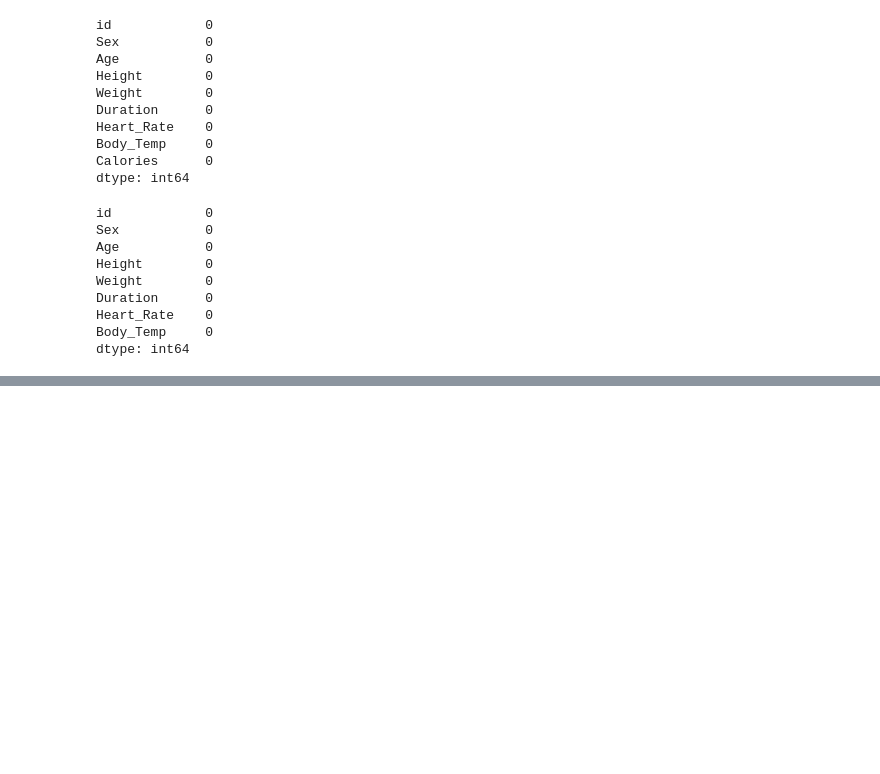
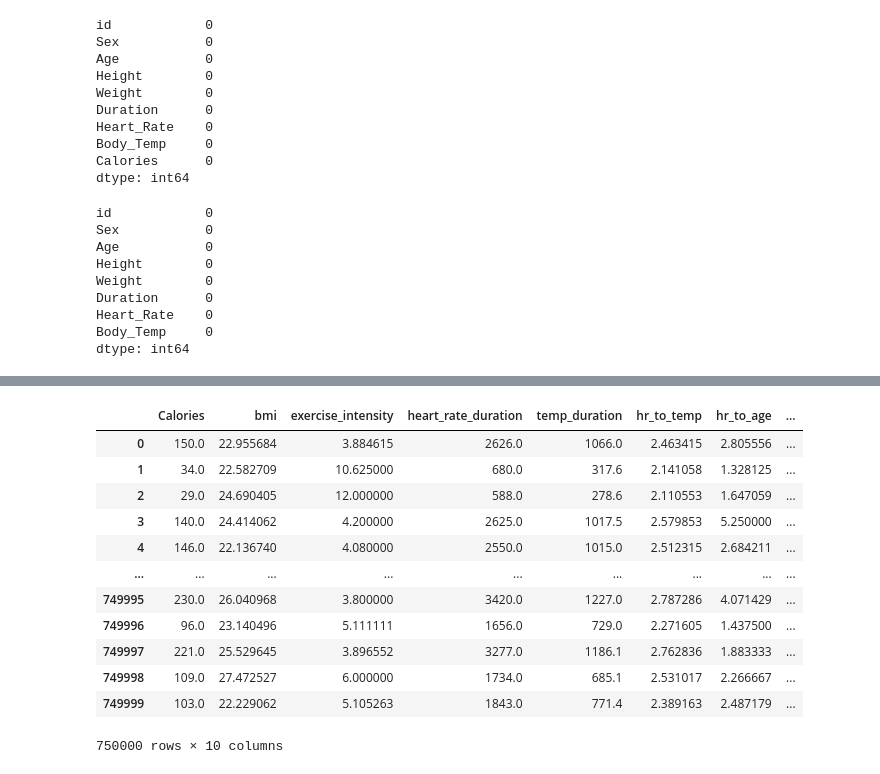
Before and after one commit to karishma-battina/kaggle, a Jupyter notebook: competitions/caloriepred-rforest.ipynb, the cells around one changed output, grey strips where cells are left out. Saved outputs shown, nothing was run; the diff lists cells and outputs as text; code cells hidden in the pictures; blank space fills up the shorter version.

Commit message:
Kaggle Notebook | CaloriePred_RForest | Version 10

```diff
--- a/competitions/caloriepred-rforest.ipynb
+++ b/competitions/caloriepred-rforest.ipynb
@@ -84,3 +92,19 @@ train_data=train_data.drop(["id"],axis=1)
+# %%
+train_data.drop(['Sex','Age','Height','Weight','Duration','Heart_Rate','Body_Temp'], axis=1)
+# %% [output]
+|  | Calories | bmi | exercise_intensity | heart_rate_duration | temp_duration | hr_to_temp | hr_to_age | ... |
+| 0 | 150.0 | 22.955684 | 3.884615 | 2626.0 | 1066.0 | 2.463415 | 2.805556 | ... |
+| 1 | 34.0 | 22.582709 | 10.625000 | 680.0 | 317.6 | 2.141058 | 1.328125 | ... |
+| 2 | 29.0 | 24.690405 | 12.000000 | 588.0 | 278.6 | 2.110553 | 1.647059 | ... |
+| 3 | 140.0 | 24.414062 | 4.200000 | 2625.0 | 1017.5 | 2.579853 | 5.250000 | ... |
+| 4 | 146.0 | 22.136740 | 4.080000 | 2550.0 | 1015.0 | 2.512315 | 2.684211 | ... |
+| ... | ... | ... | ... | ... | ... | ... | ... | ... |
+| 749995 | 230.0 | 26.040968 | 3.800000 | 3420.0 | 1227.0 | 2.787286 | 4.071429 | ... |
+| 749996 | 96.0 | 23.140496 | 5.111111 | 1656.0 | 729.0 | 2.271605 | 1.437500 | ... |
+| 749997 | 221.0 | 25.529645 | 3.896552 | 3277.0 | 1186.1 | 2.762836 | 1.883333 | ... |
+| 749998 | 109.0 | 27.472527 | 6.000000 | 1734.0 | 685.1 | 2.531017 | 2.266667 | ... |
+| 749999 | 103.0 | 22.229062 | 5.105263 | 1843.0 | 771.4 | 2.389163 | 2.487179 | ... |
+750000 rows × 10 columns
 # %%
 X = train_data.drop(['Calories'], axis=1)
 y = train_data['Calories']
```
Also changed, not shown: parts of 10 cells of this notebook.
